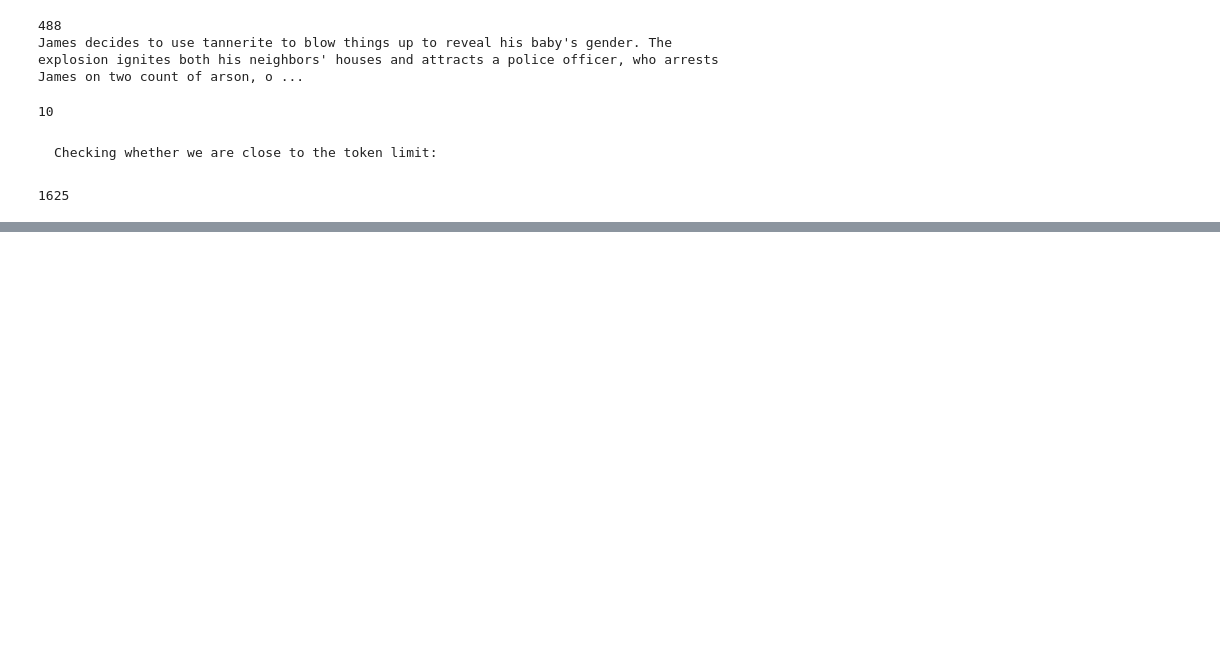
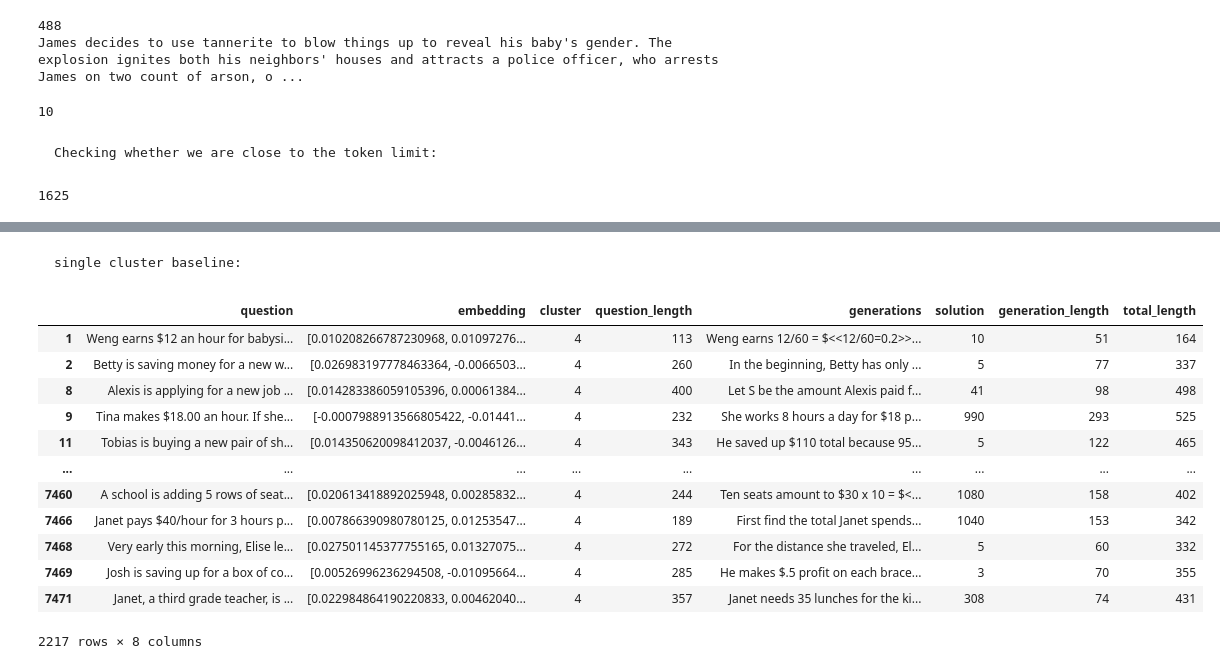
Before and after one commit to Etrama/cluster-prompt, a Jupyter notebook: notebooks/kaushik/clustering_gsm_train_embeddings.ipynb, the cells around one changed output, grey strips where cells are left out. Saved outputs shown, nothing was run; the diff lists cells and outputs as text; code cells hidden in the pictures; blank space fills up the shorter version.

```diff
--- a/notebooks/kaushik/clustering_gsm_train_embeddings.ipynb
+++ b/notebooks/kaushik/clustering_gsm_train_embeddings.ipynb
@@ -465,0 +824,21 @@ tokens_in_prompt
+# %% [markdown]
+    single cluster baseline:
+# %%
+#randomly select 10 questions from the dataframe:
+#this will tell us whether the representation really matters
+cluster4_df = df[df.cluster == 4]
+cluster4_df
+# %% [output]
+|  | question | embedding | cluster | question_length | generations | solution | generation_length | total_length |
+| 1 | Weng earns $12 an hour for babysi... | [0.010208266787230968, 0.01097276... | 4 | 113 | Weng earns 12/60 = $<<12/60=0.2>>... | 10 | 51 | 164 |
+| 2 | Betty is saving money for a new w... | [0.026983197778463364, -0.0066503... | 4 | 260 | In the beginning, Betty has only ... | 5 | 77 | 337 |
+| 8 | Alexis is applying for a new job ... | [0.014283386059105396, 0.00061384... | 4 | 400 | Let S be the amount Alexis paid f... | 41 | 98 | 498 |
+| 9 | Tina makes $18.00 an hour. If she... | [-0.0007988913566805422, -0.01441... | 4 | 232 | She works 8 hours a day for $18 p... | 990 | 293 | 525 |
+| 11 | Tobias is buying a new pair of sh... | [0.014350620098412037, -0.0046126... | 4 | 343 | He saved up $110 total because 95... | 5 | 122 | 465 |
+| ... | ... | ... | ... | ... | ... | ... | ... | ... |
+| 7460 | A school is adding 5 rows of seat... | [0.020613418892025948, 0.00285832... | 4 | 244 | Ten seats amount to $30 x 10 = $<... | 1080 | 158 | 402 |
+| 7466 | Janet pays $40/hour for 3 hours p... | [0.007866390980780125, 0.01253547... | 4 | 189 | First find the total Janet spends... | 1040 | 153 | 342 |
+| 7468 | Very early this morning, Elise le... | [0.027501145377755165, 0.01327075... | 4 | 272 | For the distance she traveled, El... | 5 | 60 | 332 |
+| 7469 | Josh is saving up for a box of co... | [0.00526996236294508, -0.01095664... | 4 | 285 | He makes $.5 profit on each brace... | 3 | 70 | 355 |
+| 7471 | Janet, a third grade teacher, is ... | [0.022984864190220833, 0.00462040... | 4 | 357 | Janet needs 35 lunches for the ki... | 308 | 74 | 431 |
+2217 rows × 8 columns
```
Also changed, not shown: parts of 51 cells of this notebook, 6 other files.
